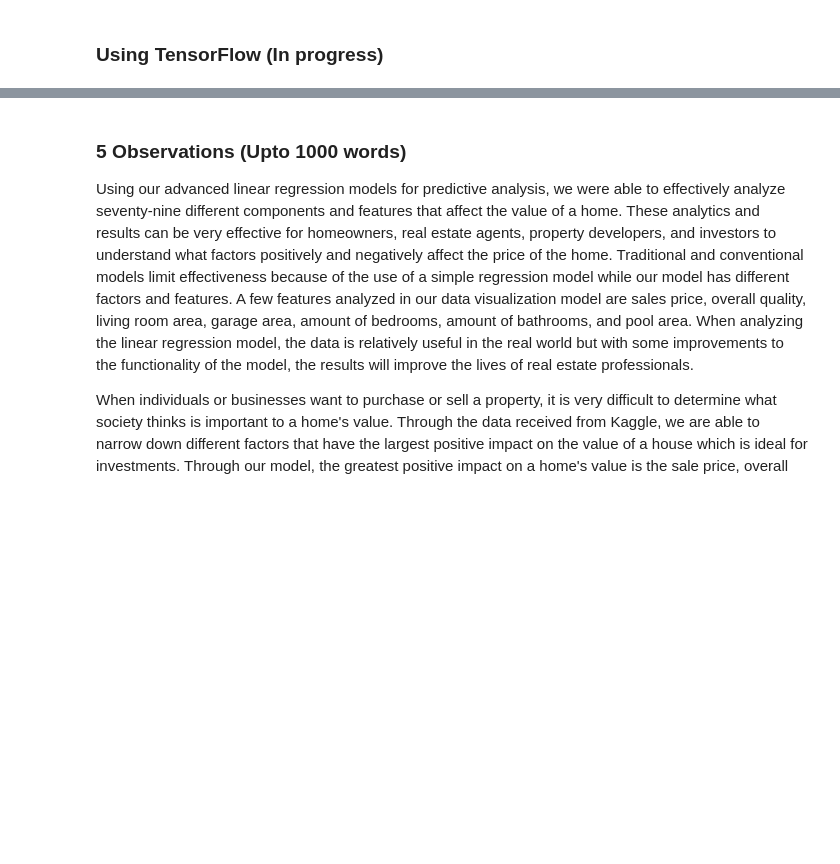
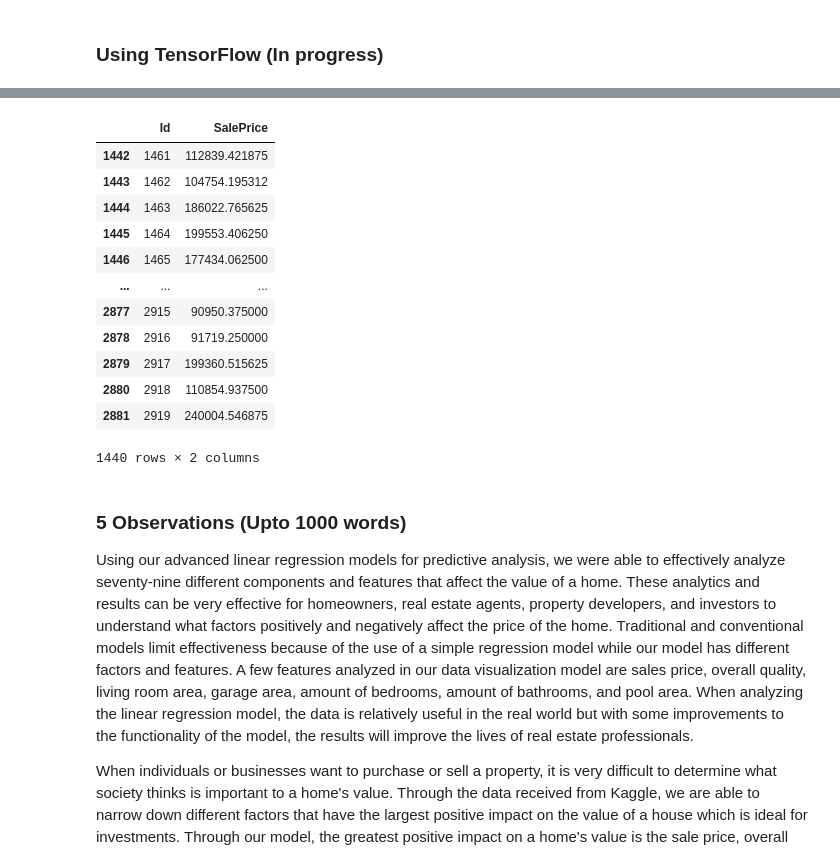
Before and after one commit to strangenicholas/Housing-Price-Prediction---Predictive-Analytics-and-Advanced-Regression-, a Jupyter notebook: Housing Price Prediction - Predictive Analytics and Advanced Regression.ipynb, the cells around one changed output, grey strips where cells are left out. Saved outputs shown, nothing was run; the diff lists cells and outputs as text; code cells hidden in the pictures; blank space fills up the shorter version.

```diff
--- a/Housing Price Prediction - Predictive Analytics and Advanced Regression.ipynb
+++ b/Housing Price Prediction - Predictive Analytics and Advanced Regression.ipynb
@@ -543,12 +641,17 @@ from sklearn.preprocessing import MinMaxScaler
 # %%
-print('Shape with all features:', df_house_train.shape)
-train = df_house_train.select_dtypes(exclude=['object'])
-print('Shape with numerical features:', train.shape)
-train.drop('Id',axis = 1, inplace = True)
-train.fillna(0,inplace=True)
+tf.keras.backend.clear_session()
 
-test = df_house_test.select_dtypes(exclude=['object'])
-ID = test.Id
-test.fillna(0,inplace=True)
-test.drop('Id',axis = 1, inplace = True)
+model = tf.keras.Sequential([
+    tf.keras.layers.Dense(128, activation='relu', input_shape=(X_train.shape[1],)),
+    tf.keras.layers.Dense(32, activation='relu'),
+    tf.keras.layers.Dense(1, activation='linear')
+])
+
+model.compile(
+    loss='mse',
+    optimizer=tf.keras.optimizers.Adam(0.01),
+    metrics=['mse']
+)
+
+model.summary()
 # %% [output]
@@ -583,0 +728,6 @@ ValueError: X has 36 features, but MinMaxScaler is expecting 37 features as inpu
+# %%
+test_df['SalePrice'] = np.exp(model.predict(X_test)) - 1
+submission_df = test_df[['Id', 'SalePrice']]
+# submission_df.to_csv(f'output.csv', index=False)
+submission_df
+# %% [output]
@@ -584,3 +735,16 @@ ValueError: X has 36 features, but MinMaxScaler is expecting 37 features as inpu
+|  | Id | SalePrice |
+| 1442 | 1461 | 112839.421875 |
+| 1443 | 1462 | 104754.195312 |
+| 1444 | 1463 | 186022.765625 |
+| 1445 | 1464 | 199553.406250 |
+| 1446 | 1465 | 177434.062500 |
+| ... | ... | ... |
+| 2877 | 2915 | 90950.375000 |
+| 2878 | 2916 | 91719.250000 |
+| 2879 | 2917 | 199360.515625 |
+| 2880 | 2918 | 110854.937500 |
+| 2881 | 2919 | 240004.546875 |
+1440 rows × 2 columns
 # %% [markdown]
 ### 5 Observations  (Upto 1000 words)
 Using our advanced linear regression models for predictive analysis, we were able to effectively analyze seventy-nine different components and features that affect the value of a home. These analytics and results can be very effective for homeowners, real estate agents, property developers, and investors to understand what factors positively and negatively affect the price of the home. Traditional and conventional models limit effectiveness because of the use of a simple regression model while our model has different factors and features. A few features analyzed in our data visualization model are sales price, overall quality, living room area, garage area, amount of bedrooms, amount of bathrooms, and pool area. When analyzing the linear regression model, the data is relatively useful in the real world but with some improvements to the functionality of the model, the results will improve the lives of real estate professionals.
```
Also changed, not shown: parts of 15 cells of this notebook.
